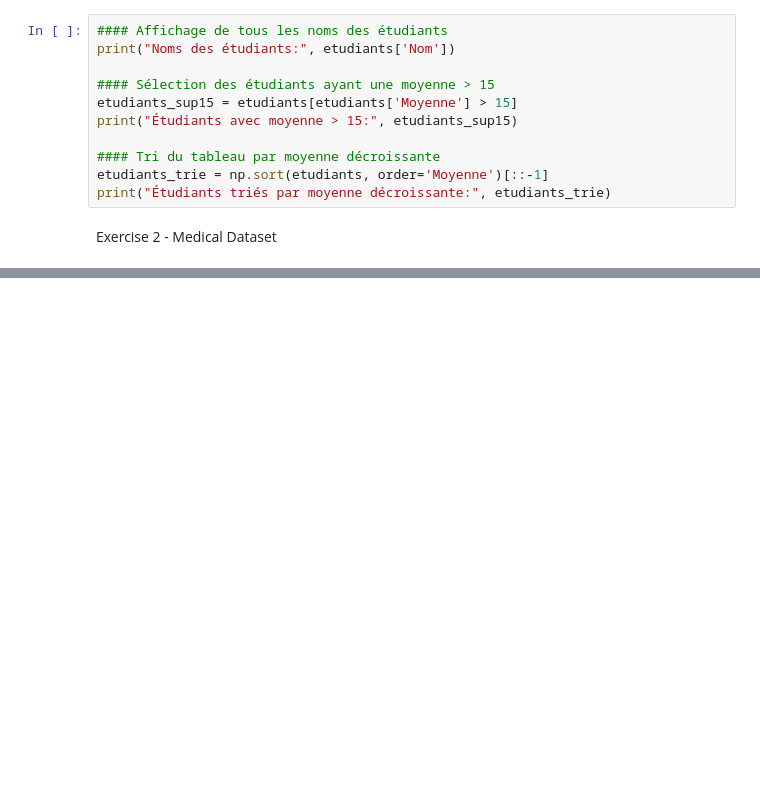
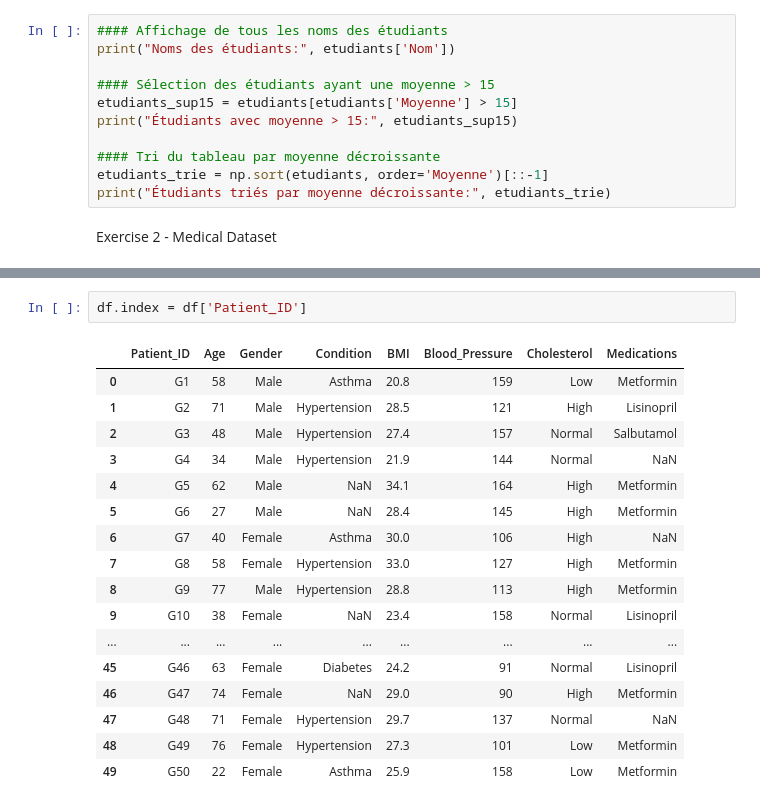
Before and after one commit to mrgeooo14/nomades_to_submit, a Jupyter notebook: exercises/ds_exercises_2.ipynb, the cells around one changed output, grey strips where cells are left out. Saved outputs shown, nothing was run; the diff lists cells and outputs as text; blank space fills up the shorter version.

```diff
--- a/exercises/ds_exercises_2.ipynb
+++ b/exercises/ds_exercises_2.ipynb
@@ -81,3 +137,23 @@ plt.show()
+# %%
+df.index = df['Patient_ID']
+# %% [output]
+|  | Patient_ID | Age | Gender | Condition | BMI | Blood_Pressure | Cholesterol | Medications |
+| 0 | G1 | 58 | Male | Asthma | 20.8 | 159 | Low | Metformin |
+| 1 | G2 | 71 | Male | Hypertension | 28.5 | 121 | High | Lisinopril |
+| 2 | G3 | 48 | Male | Hypertension | 27.4 | 157 | Normal | Salbutamol |
+| 3 | G4 | 34 | Male | Hypertension | 21.9 | 144 | Normal | NaN |
+| 4 | G5 | 62 | Male | NaN | 34.1 | 164 | High | Metformin |
+| 5 | G6 | 27 | Male | NaN | 28.4 | 145 | High | Metformin |
+| 6 | G7 | 40 | Female | Asthma | 30.0 | 106 | High | NaN |
+| 7 | G8 | 58 | Female | Hypertension | 33.0 | 127 | High | Metformin |
+| 8 | G9 | 77 | Male | Hypertension | 28.8 | 113 | High | Metformin |
+| 9 | G10 | 38 | Female | NaN | 23.4 | 158 | Normal | Lisinopril |
+| ... | ... | ... | ... | ... | ... | ... | ... | ... |
+| 45 | G46 | 63 | Female | Diabetes | 24.2 | 91 | Normal | Lisinopril |
+| 46 | G47 | 74 | Female | NaN | 29.0 | 90 | High | Metformin |
+| 47 | G48 | 71 | Female | Hypertension | 29.7 | 137 | Normal | NaN |
+| 48 | G49 | 76 | Female | Hypertension | 27.3 | 101 | Low | Metformin |
+| 49 | G50 | 22 | Female | Asthma | 25.9 | 158 | Low | Metformin |
 # %%
 #### 6. Modification de l'indexation avec l'ID du patient
 df.set_index('Patient_ID', inplace = True) #### mettre une colonne comme index
```
Also changed, not shown: parts of 12 cells of this notebook, 2 other files.
